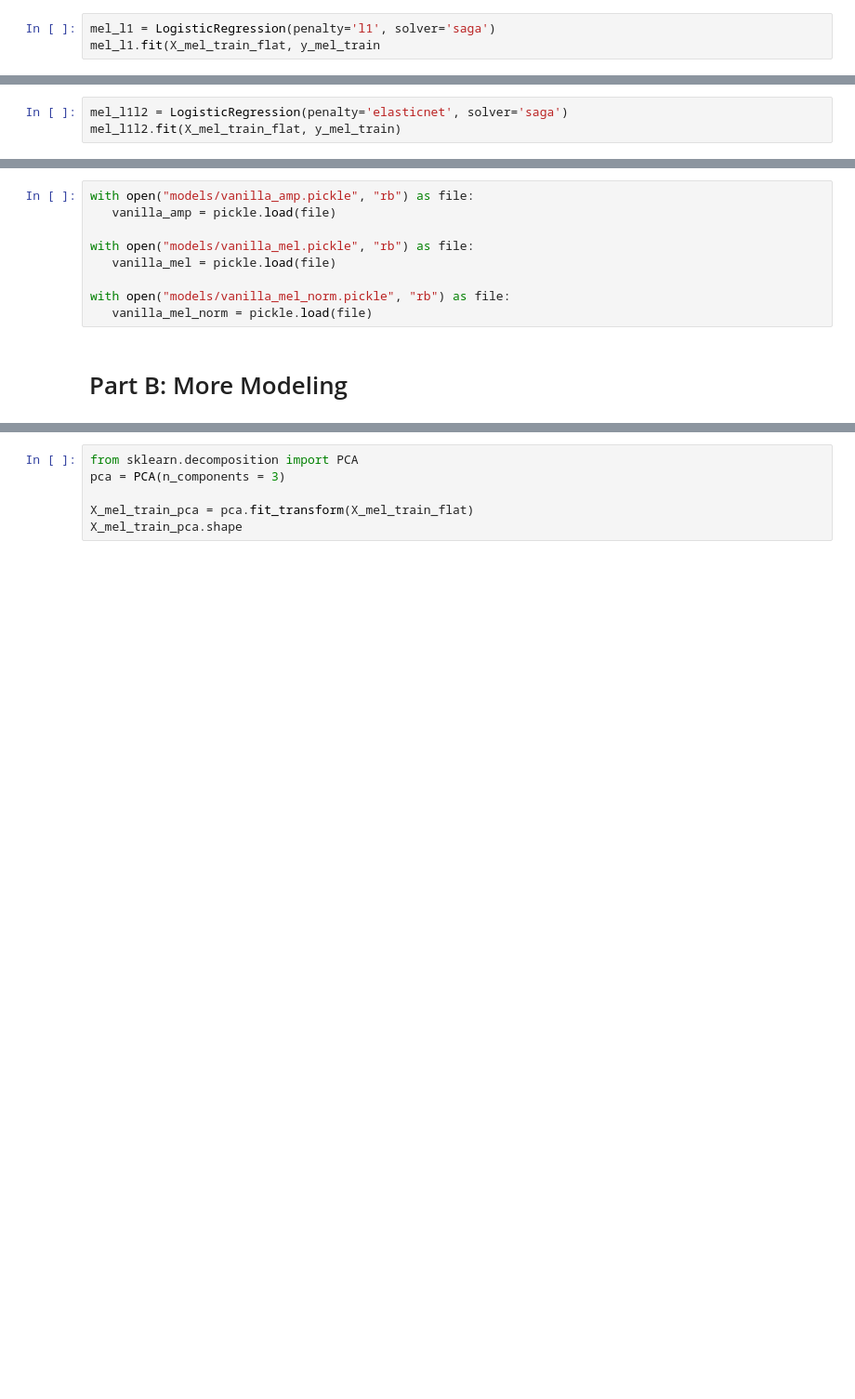
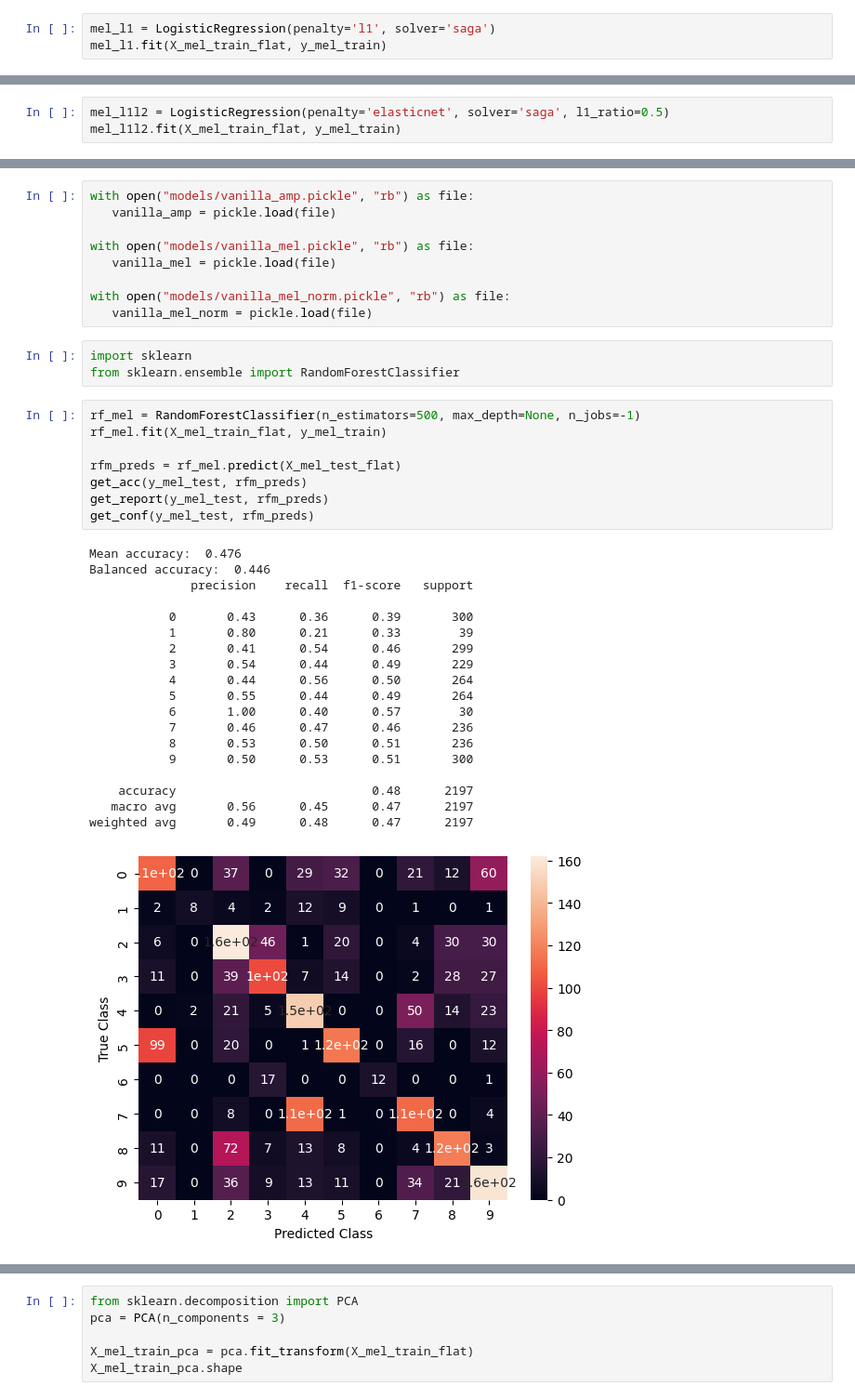
Before and after one commit to judeha/audio-practical, a Jupyter notebook: practical/starter_code.ipynb, the cells around one changed output, grey strips where cells are left out. Shown at 93% size. Cells and saved outputs as stored; diff of their text form; blank space fills up the shorter version.

Commit message:
added random forest grid search and lazy

```diff
--- a/practical/starter_code.ipynb
+++ b/practical/starter_code.ipynb
@@ -253,4 +267,4 @@ weighted avg       0.20      0.21      0.18      2197
 from sklearn.model_selection import GridSearchCV
 # %%
 mel_l1 = LogisticRegression(penalty='l1', solver='saga')
-mel_l1.fit(X_mel_train_flat, y_mel_train
+mel_l1.fit(X_mel_train_flat, y_mel_train)
@@ -257,3 +273,3 @@ mel_l1.fit(X_mel_train_flat, y_mel_train
 # %%
-mel_l1l2 = LogisticRegression(penalty='elasticnet', solver='saga')
+mel_l1l2 = LogisticRegression(penalty='elasticnet', solver='saga', l1_ratio=0.5)
 mel_l1l2.fit(X_mel_train_flat, y_mel_train)
@@ -288,5 +306,34 @@ with open("models/vanilla_mel.pickle", "rb") as file:
 
 with open("models/vanilla_mel_norm.pickle", "rb") as file:
    vanilla_mel_norm = pickle.load(file)
-# %% [markdown]
-# Part B: More Modeling
+# %%
+import sklearn
+from sklearn.ensemble import RandomForestClassifier
+# %%
+rf_mel = RandomForestClassifier(n_estimators=500, max_depth=None, n_jobs=-1)
+rf_mel.fit(X_mel_train_flat, y_mel_train)
+
+rfm_preds = rf_mel.predict(X_mel_test_flat)
+get_acc(y_mel_test, rfm_preds)
+get_report(y_mel_test, rfm_preds)
+get_conf(y_mel_test, rfm_preds)
+# %% [output]
+Mean accuracy:  0.476
+Balanced accuracy:  0.446
+              precision    recall  f1-score   support
+
+           0       0.43      0.36      0.39       300
+           1       0.80      0.21      0.33        39
+           2       0.41      0.54      0.46       299
+           3       0.54      0.44      0.49       229
+           4       0.44      0.56      0.50       264
+           5       0.55      0.44      0.49       264
+           6       1.00      0.40      0.57        30
+           7       0.46      0.47      0.46       236
+           8       0.53      0.50      0.51       236
+           9       0.50      0.53      0.51       300
+
+    accuracy                           0.48      2197
+   macro avg       0.56      0.45      0.47      2197
+weighted avg       0.49      0.48      0.47      2197
+[figure, added]
```
Also changed, not shown: parts of 27 cells of this notebook, 2 other files.
